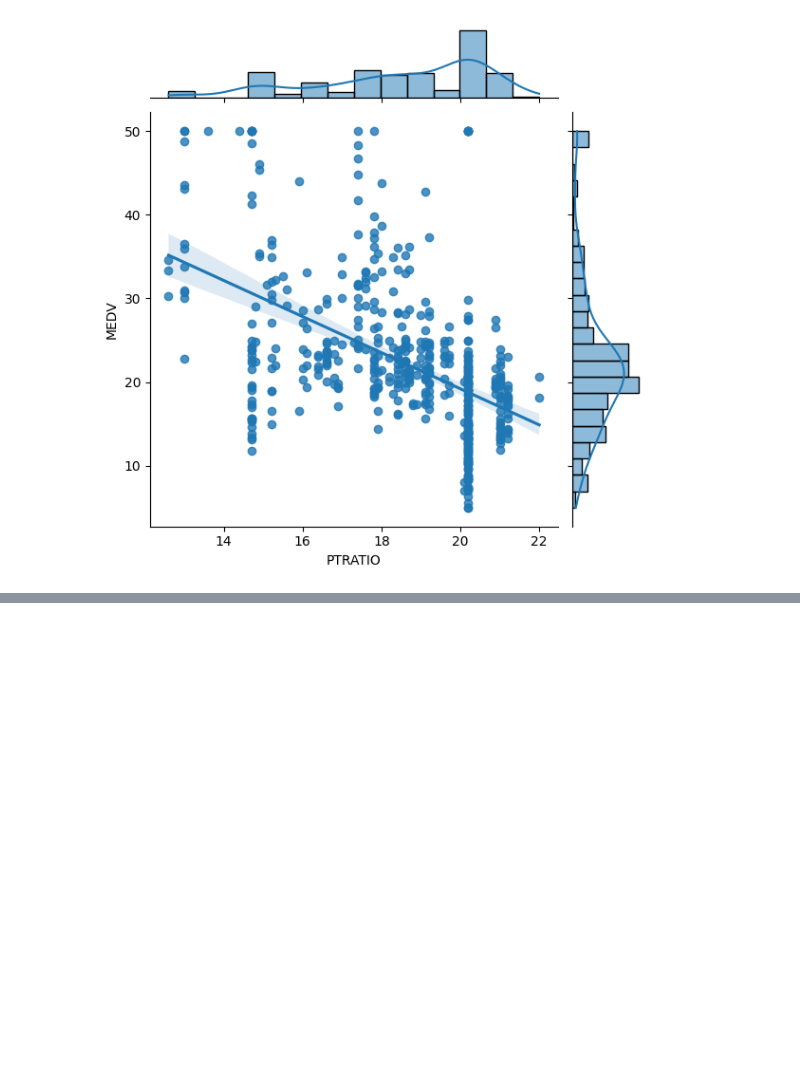
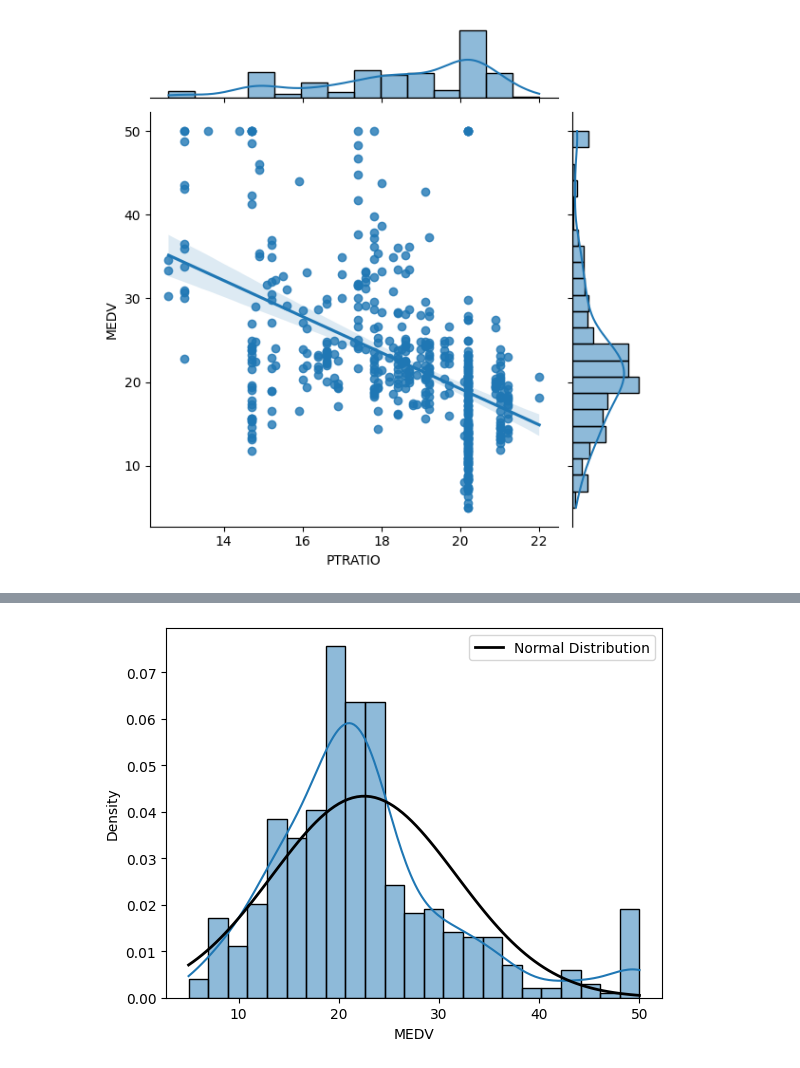
Before and after one commit to savaris/Python_Applications, a Jupyter notebook: Regression_Analysis.ipynb, the cells around one changed output, grey strips where cells are left out. Cells and saved outputs as stored; diff of their text form; code cells hidden in the pictures; blank space fills up the shorter version.

```diff
--- a/Regression_Analysis.ipynb
+++ b/Regression_Analysis.ipynb
@@ -116,0 +125,13 @@ plt.show()
+# %%
+sns.histplot(df2['MEDV'], kde=True, stat="density")
+
+# Fitted Distribution
+xmin, xmax = df2['MEDV'].min(), df2['MEDV'].max()
+x = np.linspace(xmin, xmax, 100)
+p = stats.norm.pdf(x, df2['MEDV'].mean(), df2['MEDV'].std())
+plt.plot(x, p, 'k', linewidth=2, label='Normal Distribution')
+
+plt.legend()
+plt.show()
+# %% [output]
+[figure, added]
```
Also changed, not shown: parts of 6 cells of this notebook.
